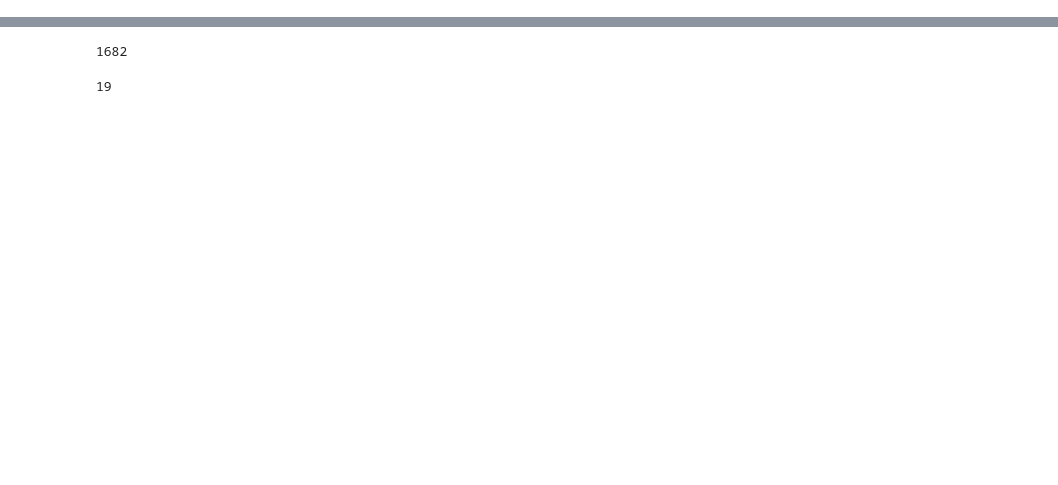
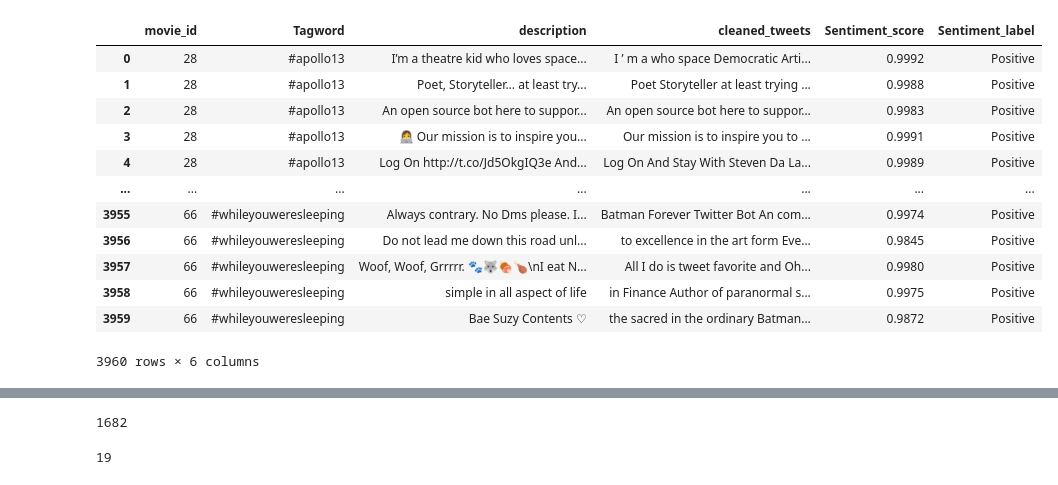
Before and after one commit to SweetyPatel3013/recommendation_system, a Jupyter notebook: HybridRecommender.ipynb, the cells around one changed output, grey strips where cells are left out. Saved outputs shown, nothing was run; the diff lists cells and outputs as text; code cells hidden in the pictures; blank space fills up the shorter version.

```diff
--- a/HybridRecommender.ipynb
+++ b/HybridRecommender.ipynb
@@ -41,0 +27,20 @@ u_genre.head()
+# %%
+movies_SA = pd.read_csv('data_files/movie_tweets_with_SA1.csv')
+movies_SA.drop(['Unnamed: 0','Title'], axis=1, inplace=True)
+movies_SA.rename(columns={"Movie Id": "movie_id"}, inplace=True)
+movies_SA = movies_SA.groupby('movie_id',as_index=False,sort=False).last()
+movies_SA
+# %% [output]
+|  | movie_id | Tagword | description | cleaned_tweets | Sentiment_score | Sentiment_label |
+| 0 | 28 | #apollo13 | I’m a theatre kid who loves space... | I ’ m a who space Democratic Arti... | 0.9992 | Positive |
+| 1 | 28 | #apollo13 | Poet, Storyteller... at least try... | Poet Storyteller at least trying ... | 0.9988 | Positive |
+| 2 | 28 | #apollo13 | An open source bot here to suppor... | An open source bot here to suppor... | 0.9983 | Positive |
+| 3 | 28 | #apollo13 | 👩‍💻 Our mission is to inspire you... | Our mission is to inspire you to ... | 0.9991 | Positive |
+| 4 | 28 | #apollo13 | Log On http://t.co/Jd5OkgIQ3e And... | Log On And Stay With Steven Da La... | 0.9989 | Positive |
+| ... | ... | ... | ... | ... | ... | ... |
+| 3955 | 66 | #whileyouweresleeping | Always contrary. No Dms please. I... | Batman Forever Twitter Bot An com... | 0.9974 | Positive |
+| 3956 | 66 | #whileyouweresleeping | Do not lead me down this road unl... | to excellence in the art form Eve... | 0.9845 | Positive |
+| 3957 | 66 | #whileyouweresleeping | Woof, Woof, Grrrrr. 🐾🐺🍖🍗\nI eat N... | All I do is tweet favorite and Oh... | 0.9980 | Positive |
+| 3958 | 66 | #whileyouweresleeping | simple in all aspect of life | in Finance Author of paranormal s... | 0.9975 | Positive |
+| 3959 | 66 | #whileyouweresleeping | Bae Suzy Contents ♡ | the sacred in the ordinary Batman... | 0.9872 | Positive |
+3960 rows × 6 columns
```
Also changed, not shown: parts of 15 cells of this notebook, 53 other files.
